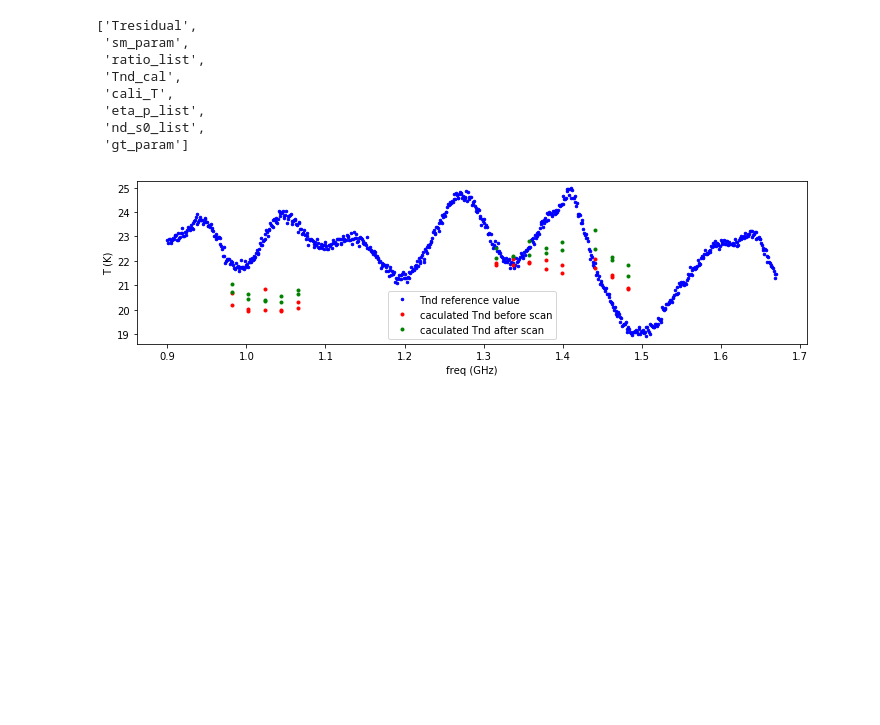
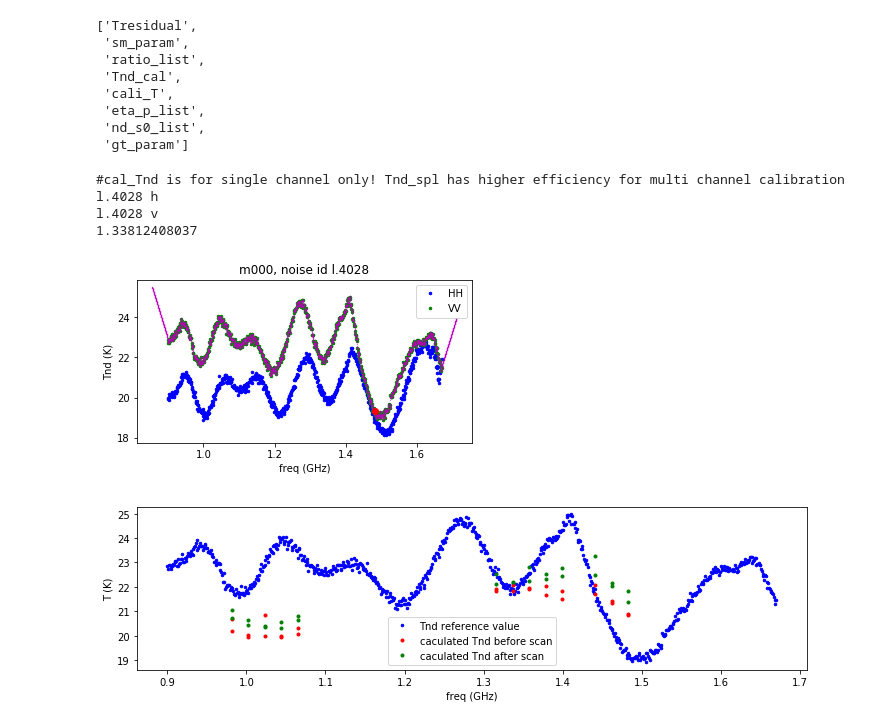
Before and after one commit to meerklass/katcali, a Jupyter notebook: examples/katcali_multi_channel_calibration.ipynb, the cells around one changed output. Cells and saved outputs as stored; diff of their text form; code cells hidden in the pictures; blank space fills up the shorter version.

Commit message:
new functions to enhance multi-channel efficiency     	modified:   examples/katcali_multi_channel_calibration.ipynb 	modified:   katcali/beam.py 	modified:   katcali/models.py

```diff
--- a/examples/katcali_multi_channel_calibration.ipynb
+++ b/examples/katcali_multi_channel_calibration.ipynb
@@ -413,3 +415,20 @@ eta_p_list=[None for i in range(len(freqs))]
 ratio_list=[None for i in range(len(freqs))]
 sm_param=[None for i in range(len(freqs))]
 d={}
+# %%
+####prepare data for multi-band calibration####
+#beam
+beam_select='me'
+Npix=513
+Ddeg=5
+pattern_fband=kb.load_pattern_fband(beam_select,pol)
+Aeff_max_fband=kb.load_Aeff_max_fband(beam_select,pol)
+x_pix,y_pix=kb.cal_pix_params(data,c0,Npix,Ddeg)
+#Galactic model
+nside=64 #healpix nside, 64: Mean Spacing (deg) is 0.9161
+gal=km.cal_Gal_model_np(vis, freqs, ra, dec, 0, len(freqs), nside)
+#Spill
+Tspill_func=km.cal_Tspill_func(el,pol,freqs)
+#diode noise
+Tnd_std,Tnd_spl=km.Tnd_spl(data, ant,pol)
+print Tnd_std
@@ -435,18 +461,14 @@ for ch_plot in [600,601, 700,701, 800,801, 900,901,1000,1001,2200,2201,2300,2301
         ###aplly the flagging
         vis_clean,nd_s0_clean=kr.vis_flag_1ch(vis_clean,nd_labels,ch_plot)
         #spill model
-        Tspill=km.cal_Tspill(el,pol,freqs, ch_plot,2) #fixed version
+        Tspill=Tspill_func((el,freqs[ch_plot]/1e6))[:,0]
         #atmosphere emission model
         Tatmo=km.calc_atmosphere_model_1ch(data,ch_plot)
         #elevation related emission model
         Tel=Tspill+Tatmo
         #load the diode injection model and get a reference value
-        Tnd_std,Tnd_ref,noise,Tnd_spl= km.call_Tnd(data, ant, pol,freqs,ch_plot,0)
-        #Galactic model
-        nside=64 #healpix nside, 64: Mean Spacing (deg) is 0.9161
-        gal=km.cal_Gal_model_np(vis, freqs, ra, dec, ch_plot, ch_plot+1, nside)
-        #select beam pattern model
-        beam_select='me'
+        Tnd_ref=Tnd_spl(freqs[ch_plot]/1e9)
+
         #BM-III:pattern
         #check pointing stable for track part
         if fname in ['1551055211','1551037708']:
@@ -455,8 +477,8 @@ for ch_plot in [600,601, 700,701, 800,801, 900,901,1000,1001,2200,2201,2300,2301
             dp_ca,dp_cb,dp_c0a, dp_c1a,dp_c0b,dp_c1b=kl.cal_dp_c(fname,data,ant,pol,flags,ch_plot,dp_tt,dp_ss,ang_deg)
 
         #calculate position
-        T_ptr2,pattern,pix_label=kb.cal_BMIII(fname,data,ch_plot,ant,pol,flux_model,c0,dp_ca,dp_cb,ang_deg,beam_select)
-        x_pix,y_pix,x_pix_max,y_pix_max=pix_label
+        T_ptr2,pattern,x_pix_max,y_pix_max=kb.cal_BMIII_1ch(data,ch_plot,flux_model, dp_ca,dp_cb,pattern_fband,x_pix,y_pix,Aeff_max_fband)
+
         #####choose beam model
         T_ptr=T_ptr2 #BM-III
         #select raw vis for track befor scan
@@ -639,6 +661,14 @@ gt_param=d['gt_param']
 eta_p_list=d['eta_p_list']
 ratio_list=d['ratio_list']
 sm_param=d['sm_param']
+# %%
+Tnd_std,Tnd_ref,noise,Tnd_spl= km.call_Tnd(data, ant, pol,freqs,ch_plot,1)
+# %% [output]
+#cal_Tnd is for single channel only! Tnd_spl has higher efficiency for multi channel calibration
+l.4028 h
+l.4028 v
+1.33812408037
+[figure, added]
 # %%
 plt.figure(figsize=(12,3))
 plt.plot(noise[pol][:,0]/1e9,noise[pol][:,1],'b.', ms=5)
```
Also changed, not shown: parts of 8 cells of this notebook, 2 other files.
